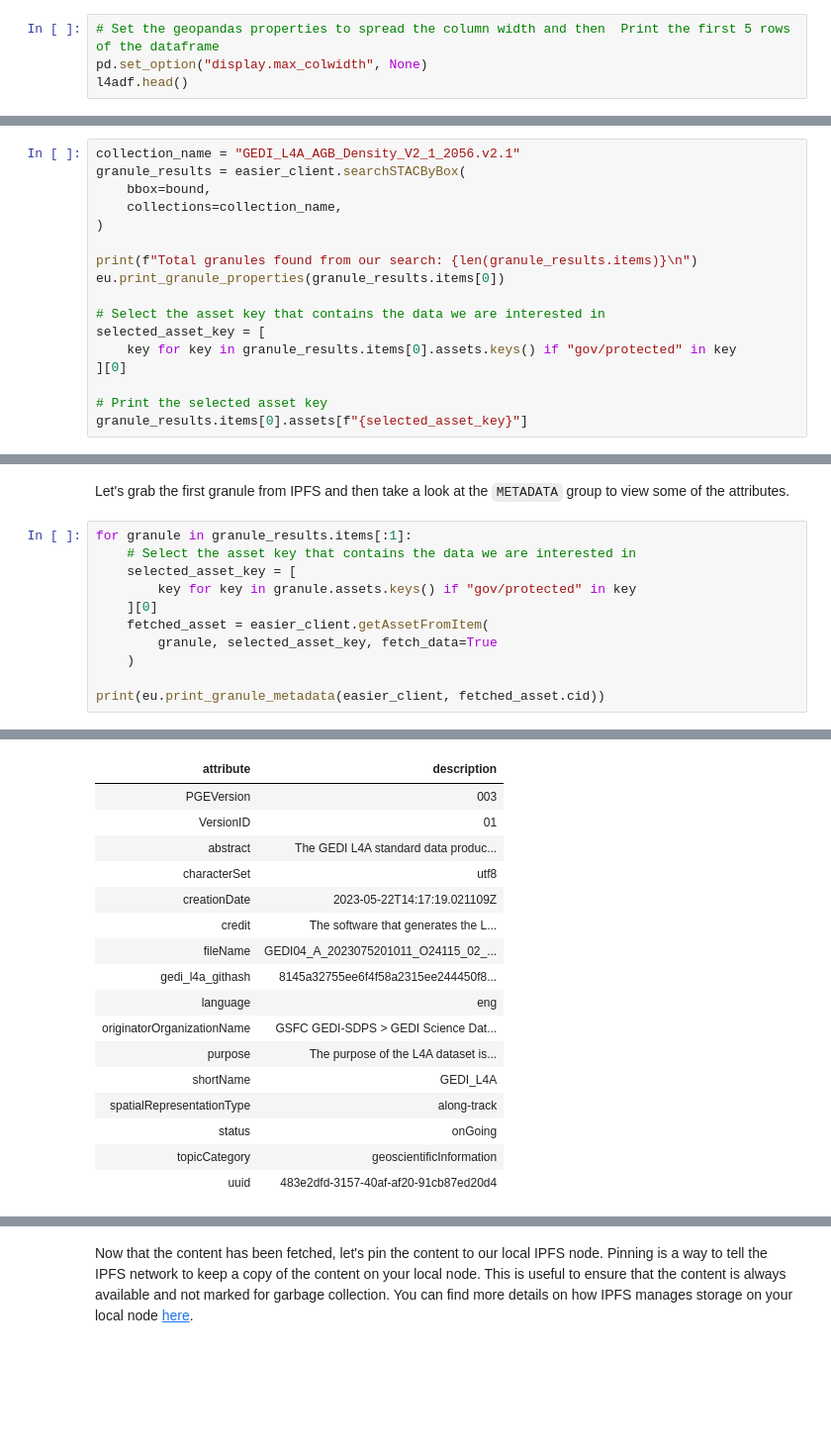
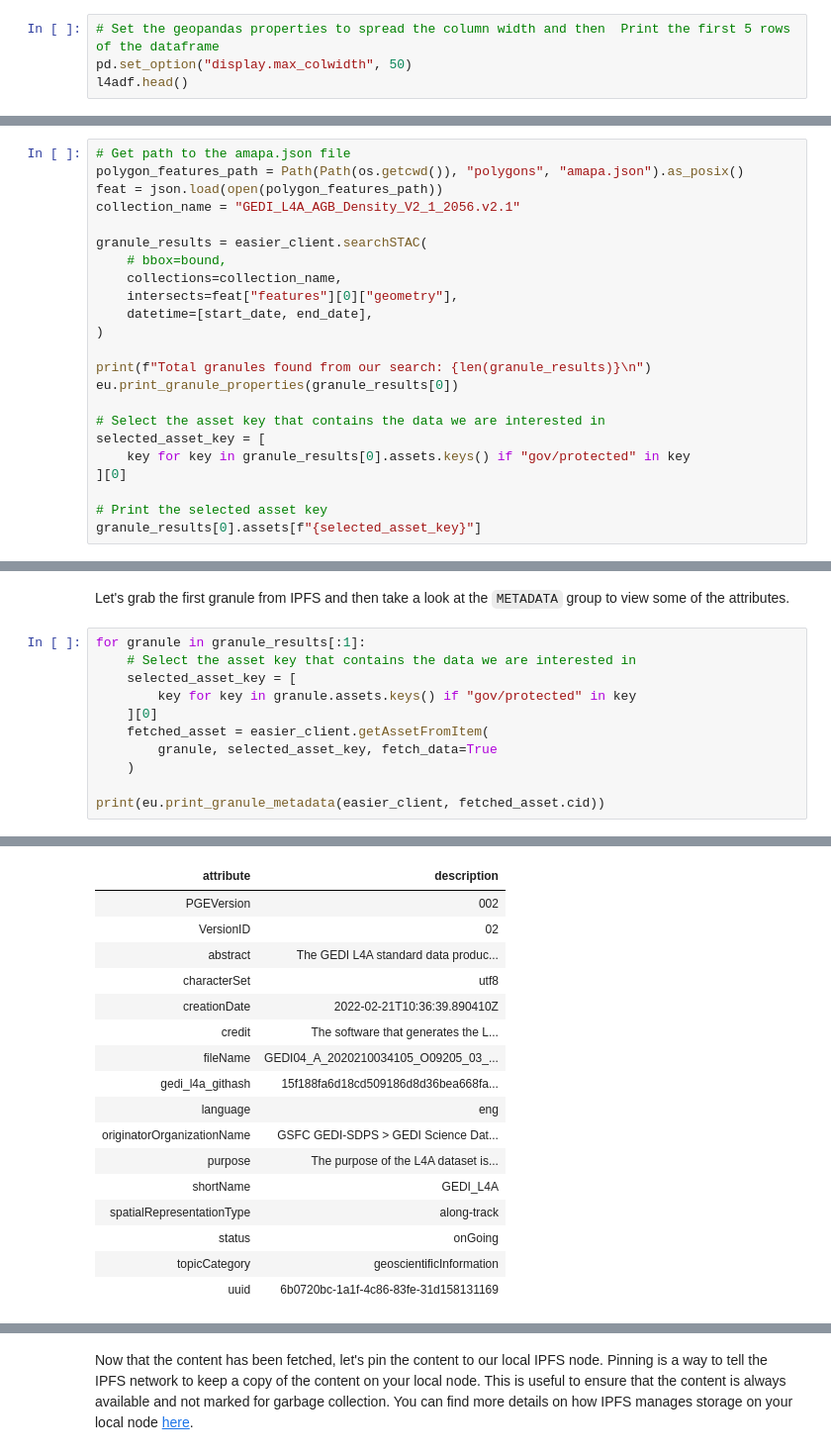
Before and after one commit to easierdata/gedi_tutorials, a Jupyter notebook: 1_gedi_l4a_search_download.ipynb, the cells around one changed output, grey strips where cells are left out. Shown at 99% size. Saved outputs shown, nothing was run; the diff lists cells and outputs as text; blank space fills up the shorter version.

Commit message:
Modifications due to ipfs-stac updates

```diff
--- a/1_gedi_l4a_search_download.ipynb
+++ b/1_gedi_l4a_search_download.ipynb
@@ -288,7 +289,7 @@ Total file size (MB):  200959.95261500002
 Now, we have stored the granule URLs and their bounding geometries into the pandas dataframe `l4adf`. The first few rows of the table look like the following.
 # %%
 # Set the geopandas properties to spread the column width and then  Print the first 5 rows of the dataframe
-pd.set_option("display.max_colwidth", None)
+pd.set_option("display.max_colwidth", 50)
 l4adf.head()
 # %% [output]
 |  | granule_url | granule_size | granule_poly |
@@ -370,18 +367,24 @@ Now that we have the client object, we can query the API endpoint and get the me
 # %%
+# Get path to the amapa.json file
+polygon_features_path = Path(Path(os.getcwd()), "polygons", "amapa.json").as_posix()
+feat = json.load(open(polygon_features_path))
 collection_name = "GEDI_L4A_AGB_Density_V2_1_2056.v2.1"
-granule_results = easier_client.searchSTACByBox(
-    bbox=bound,
+
+granule_results = easier_client.searchSTAC(
+    # bbox=bound,
     collections=collection_name,
+    intersects=feat["features"][0]["geometry"],
+    datetime=[start_date, end_date],
 )
 
-print(f"Total granules found from our search: {len(granule_results.items)}\n")
-eu.print_granule_properties(granule_results.items[0])
+print(f"Total granules found from our search: {len(granule_results)}\n")
+eu.print_granule_properties(granule_results[0])
 
 # Select the asset key that contains the data we are interested in
 selected_asset_key = [
-    key for key in granule_results.items[0].assets.keys() if "gov/protected" in key
+    key for key in granule_results[0].assets.keys() if "gov/protected" in key
 ][0]
 
 # Print the selected asset key
-granule_results.items[0].assets[f"{selected_asset_key}"]
+granule_results[0].assets[f"{selected_asset_key}"]
 # %% [output]
@@ -425,7 +427,7 @@ list(granlue_payload.items())[0]
 # %% [markdown]
 Let's grab the first granule from IPFS and then take a look at the `METADATA` group to view some of the attributes.
 # %%
-for granule in granule_results.items[:1]:
+for granule in granule_results[:1]:
     # Select the asset key that contains the data we are interested in
     selected_asset_key = [
         key for key in granule.assets.keys() if "gov/protected" in key
@@ -439,13 +444,13 @@ print(eu.print_granule_metadata(easier_client, fetched_asset.cid))
 Table 1. Attributes and discription from `METADATA` group
 | attribute | description |
-| PGEVersion | 003 |
-| VersionID | 01 |
+| PGEVersion | 002 |
+| VersionID | 02 |
 | abstract | The GEDI L4A standard data produc... |
 | characterSet | utf8 |
-| creationDate | 2023-05-22T14:17:19.021109Z |
+| creationDate | 2022-02-21T10:36:39.890410Z |
 | credit | The software that generates the L... |
-| fileName | GEDI04_A_2023075201011_O24115_02_... |
-| gedi_l4a_githash | 8145a32755ee6f4f58a2315ee244450f8... |
+| fileName | GEDI04_A_2020210034105_O09205_03_... |
+| gedi_l4a_githash | 15f188fa6d18cd509186d8d36bea668fa... |
 | language | eng |
 | originatorOrganizationName | GSFC GEDI-SDPS > GEDI Science Dat... |
 | purpose | The purpose of the L4A dataset is... |
@@ -453,7 +458,7 @@ Table 1. Attributes and discription from `METADATA` group
 | spatialRepresentationType | along-track |
 | status | onGoing |
 | topicCategory | geoscientificInformation |
-| uuid | 483e2dfd-3157-40af-af20-91cb87ed20d4 |
+| uuid | 6b0720bc-1a1f-4c86-83fe-31d158131169 |
 None
 # %% [markdown]
 Now that the content has been fetched, let's pin the content to our local IPFS node. Pinning is a way to tell the IPFS network to keep a copy of the content on your local node. This is useful to ensure that the content is always available and not marked for garbage collection. You can find more details on how IPFS manages storage on your local node [here](https://docs.ipfs.io/concepts/persistence/).
```
Also changed, not shown: parts of 9 cells of this notebook, 1 other file.
